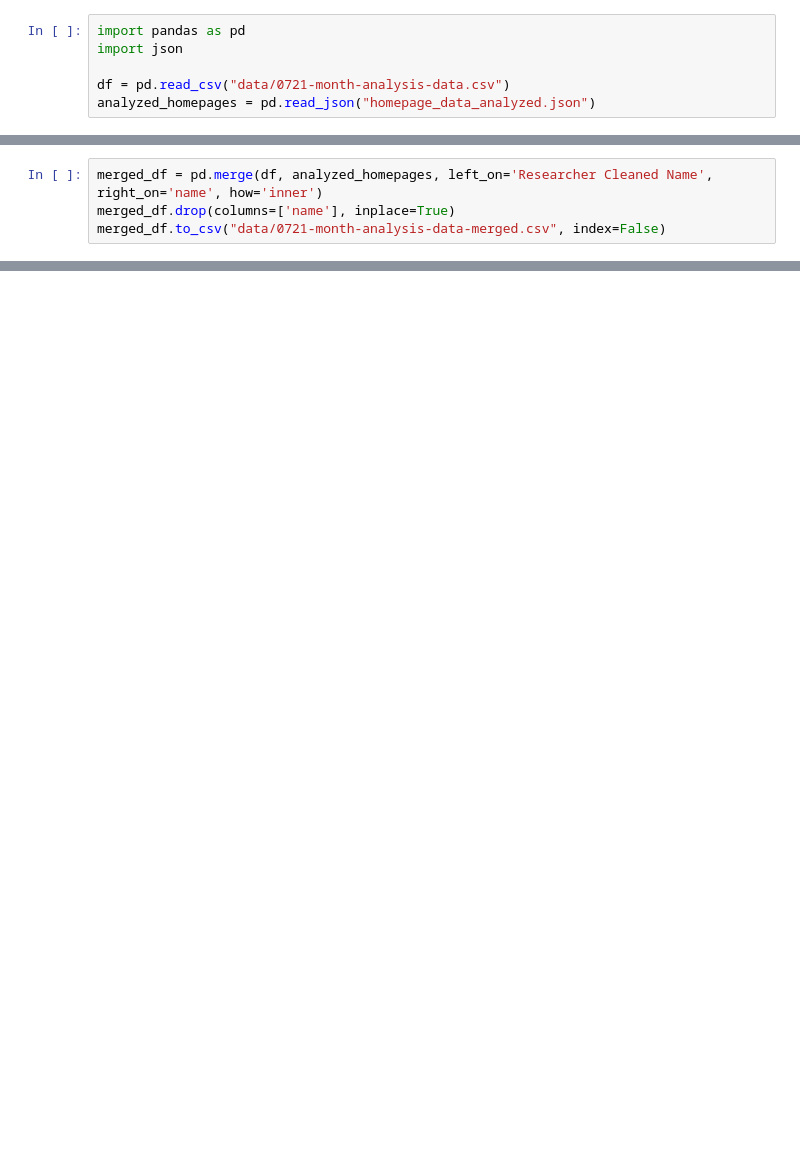
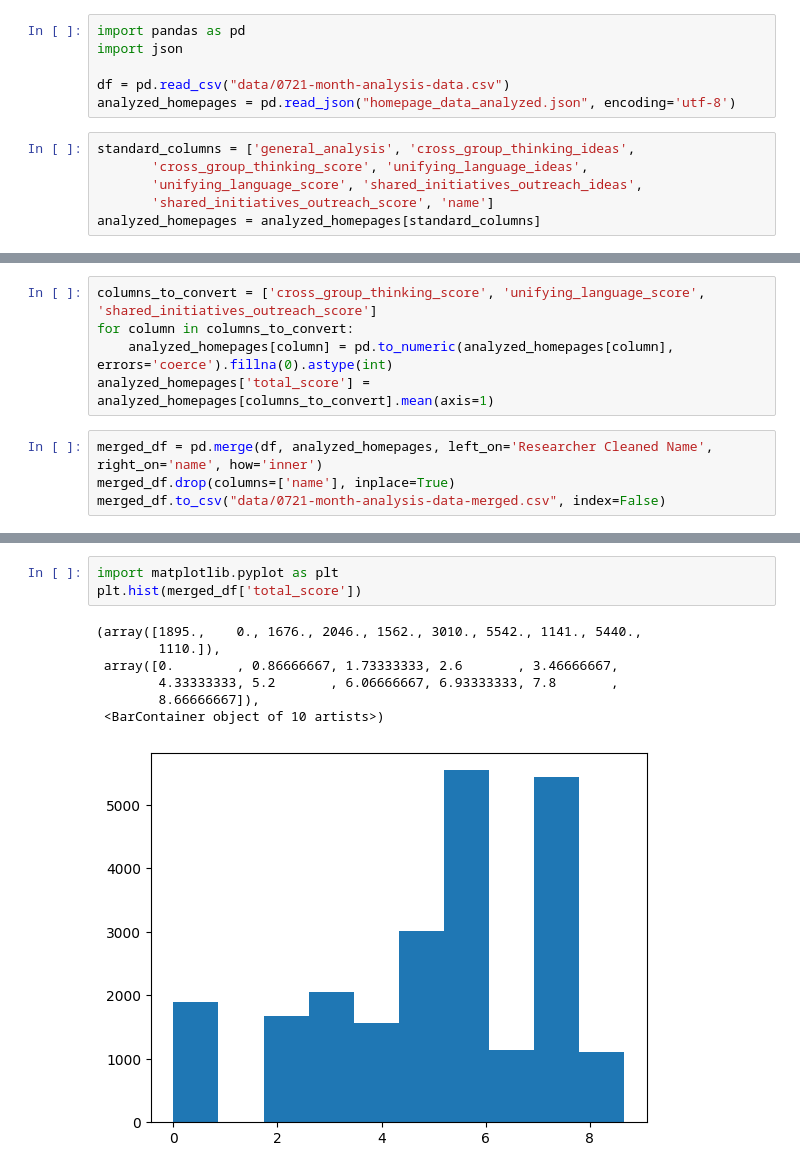
Before and after one commit to vdaita/social-camouflage, a Jupyter notebook: MergeHomepageAnalysis.ipynb, the cells around one changed output, grey strips where cells are left out. Drawn from its saved outputs; the diff is of its cells as text; blank space fills up the shorter version.

Commit message:
updates to analysis

```diff
--- a/MergeHomepageAnalysis.ipynb
+++ b/MergeHomepageAnalysis.ipynb
@@ -3,4 +3,10 @@ import pandas as pd
 import json
 
 df = pd.read_csv("data/0721-month-analysis-data.csv")
-analyzed_homepages = pd.read_json("homepage_data_analyzed.json")
+analyzed_homepages = pd.read_json("homepage_data_analyzed.json", encoding='utf-8')
+# %%
+standard_columns = ['general_analysis', 'cross_group_thinking_ideas',
+       'cross_group_thinking_score', 'unifying_language_ideas',
+       'unifying_language_score', 'shared_initiatives_outreach_ideas',
+       'shared_initiatives_outreach_score', 'name']
+analyzed_homepages = analyzed_homepages[standard_columns]
@@ -7,3 +21,8 @@ analyzed_homepages = pd.read_json("homepage_data_analyzed.json")
+# %%
+columns_to_convert = ['cross_group_thinking_score', 'unifying_language_score', 'shared_initiatives_outreach_score']
+for column in columns_to_convert:
+    analyzed_homepages[column] = pd.to_numeric(analyzed_homepages[column], errors='coerce').fillna(0).astype(int)
+analyzed_homepages['total_score'] = analyzed_homepages[columns_to_convert].mean(axis=1)
 # %%
 merged_df = pd.merge(df, analyzed_homepages, left_on='Researcher Cleaned Name', right_on='name', how='inner')
 merged_df.drop(columns=['name'], inplace=True)
@@ -32,0 +72,11 @@ There is no direct evidence of risk-taking or aversion, but the focus on establi
+# %%
+import matplotlib.pyplot as plt
+plt.hist(merged_df['total_score'])
+# %% [output]
+(array([1895.,    0., 1676., 2046., 1562., 3010., 5542., 1141., 5440.,
+        1110.]),
+ array([0.        , 0.86666667, 1.73333333, 2.6       , 3.46666667,
+        4.33333333, 5.2       , 6.06666667, 6.93333333, 7.8       ,
+        8.66666667]),
+ <BarContainer object of 10 artists>)
+[figure, added]
```
Also changed, not shown: parts of 4 cells of this notebook, 2 other files.
